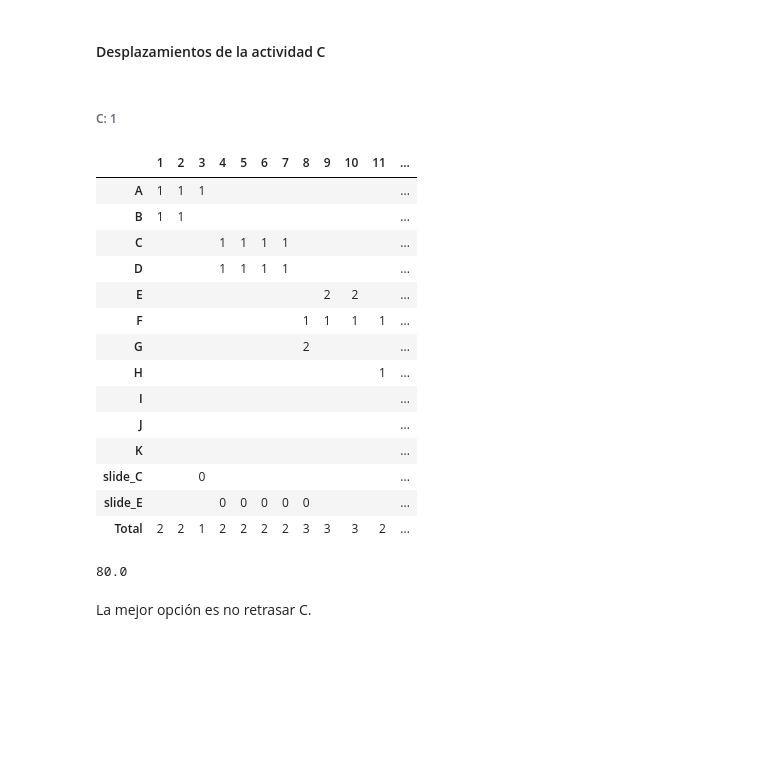
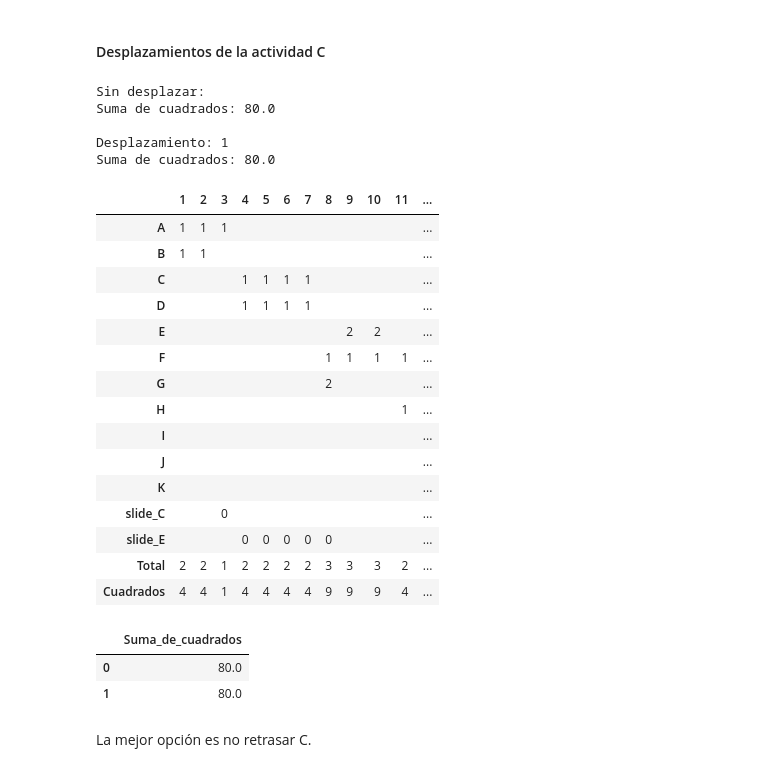
Before and after one commit to mcasl/pmULE, a Jupyter notebook: Ejercicio_04.ipynb, the cells around one changed output. Drawn from its saved outputs; the diff is of its cells as text; code cells hidden in the pictures; blank space fills up the shorter version.

```diff
--- a/Ejercicio_04.ipynb
+++ b/Ejercicio_04.ipynb
@@ -494,0 +389,4 @@ gantt_recursos
+# %%
+proyecto_nivelacion = proyecto.copy()
+gantt_recursos = proyecto_nivelacion.gantt_cargas()
+gantt_recursos
@@ -774,41 +597,33 @@ La mejor opción es E: 5 con una suma de cuadrados de 80.
 # %% [markdown]
 #### Desplazamientos de la actividad C
-# %% [markdown]
-###### C: 1
-# %%
-desplazamiento = proyecto.desplazar(duraciones=datos_proyecto['duracion'],
-                                    actividades={'E': 5,
-                                                 'C': 1,
-                                                })
-
-nuevo_gantt_recursos = desplazamiento['proyecto'].gantt(
-    duraciones=desplazamiento['duraciones'],
-    representar=datos_proyecto['recursos'],
-    total='fila',
-    holguras=True)
-
-nuevo_gantt_recursos
-# %% [output]
-|  | 1 | 2 | 3 | 4 | 5 | 6 | 7 | 8 | 9 | 10 | 11 | ... |
-| A | 1 | 1 | 1 |  |  |  |  |  |  |  |  | ... |
-| B | 1 | 1 |  |  |  |  |  |  |  |  |  | ... |
-| C |  |  |  | 1 | 1 | 1 | 1 |  |  |  |  | ... |
-| D |  |  |  | 1 | 1 | 1 | 1 |  |  |  |  | ... |
-| E |  |  |  |  |  |  |  |  | 2 | 2 |  | ... |
-| F |  |  |  |  |  |  |  | 1 | 1 | 1 | 1 | ... |
-| G |  |  |  |  |  |  |  | 2 |  |  |  | ... |
-| H |  |  |  |  |  |  |  |  |  |  | 1 | ... |
-| I |  |  |  |  |  |  |  |  |  |  |  | ... |
-| J |  |  |  |  |  |  |  |  |  |  |  | ... |
-| K |  |  |  |  |  |  |  |  |  |  |  | ... |
-| slide_C |  |  | 0 |  |  |  |  |  |  |  |  | ... |
-| slide_E |  |  |  | 0 | 0 | 0 | 0 | 0 |  |  |  | ... |
-| Total | 2 | 2 | 1 | 2 | 2 | 2 | 2 | 3 | 3 | 3 | 2 | ... |
-# %%
-recursos_al_cuadrado = (nuevo_gantt_recursos.data.loc['Total',:].drop('H_total') ** 2).sum()
-recursos_al_cuadrado
-# %% [output]
-80.0
+# %%
+suma_de_cuadrados =  proyecto_nivelacion.evaluar_rango_de_desplazamientos('C')
+suma_de_cuadrados
+# %% [output]
+Sin desplazar:
+Suma de cuadrados: 80.0
+
+Desplazamiento: 1
+Suma de cuadrados: 80.0
+|  | 1 | 2 | 3 | 4 | 5 | 6 | 7 | 8 | 9 | 10 | 11 | ... |
+| A | 1 | 1 | 1 |  |  |  |  |  |  |  |  | ... |
+| B | 1 | 1 |  |  |  |  |  |  |  |  |  | ... |
+| C |  |  |  | 1 | 1 | 1 | 1 |  |  |  |  | ... |
+| D |  |  |  | 1 | 1 | 1 | 1 |  |  |  |  | ... |
+| E |  |  |  |  |  |  |  |  | 2 | 2 |  | ... |
+| F |  |  |  |  |  |  |  | 1 | 1 | 1 | 1 | ... |
+| G |  |  |  |  |  |  |  | 2 |  |  |  | ... |
+| H |  |  |  |  |  |  |  |  |  |  | 1 | ... |
+| I |  |  |  |  |  |  |  |  |  |  |  | ... |
+| J |  |  |  |  |  |  |  |  |  |  |  | ... |
+| K |  |  |  |  |  |  |  |  |  |  |  | ... |
+| slide_C |  |  | 0 |  |  |  |  |  |  |  |  | ... |
+| slide_E |  |  |  | 0 | 0 | 0 | 0 | 0 |  |  |  | ... |
+| Total | 2 | 2 | 1 | 2 | 2 | 2 | 2 | 3 | 3 | 3 | 2 | ... |
+| Cuadrados | 4 | 4 | 1 | 4 | 4 | 4 | 4 | 9 | 9 | 9 | 4 | ... |
+|  | Suma_de_cuadrados |
+| 0 | 80.0 |
+| 1 | 80.0 |
 # %% [markdown]
 La mejor opción es no retrasar C.
 # %% [markdown]
```
Also changed, not shown: parts of 106 cells of this notebook, 7 other files.
